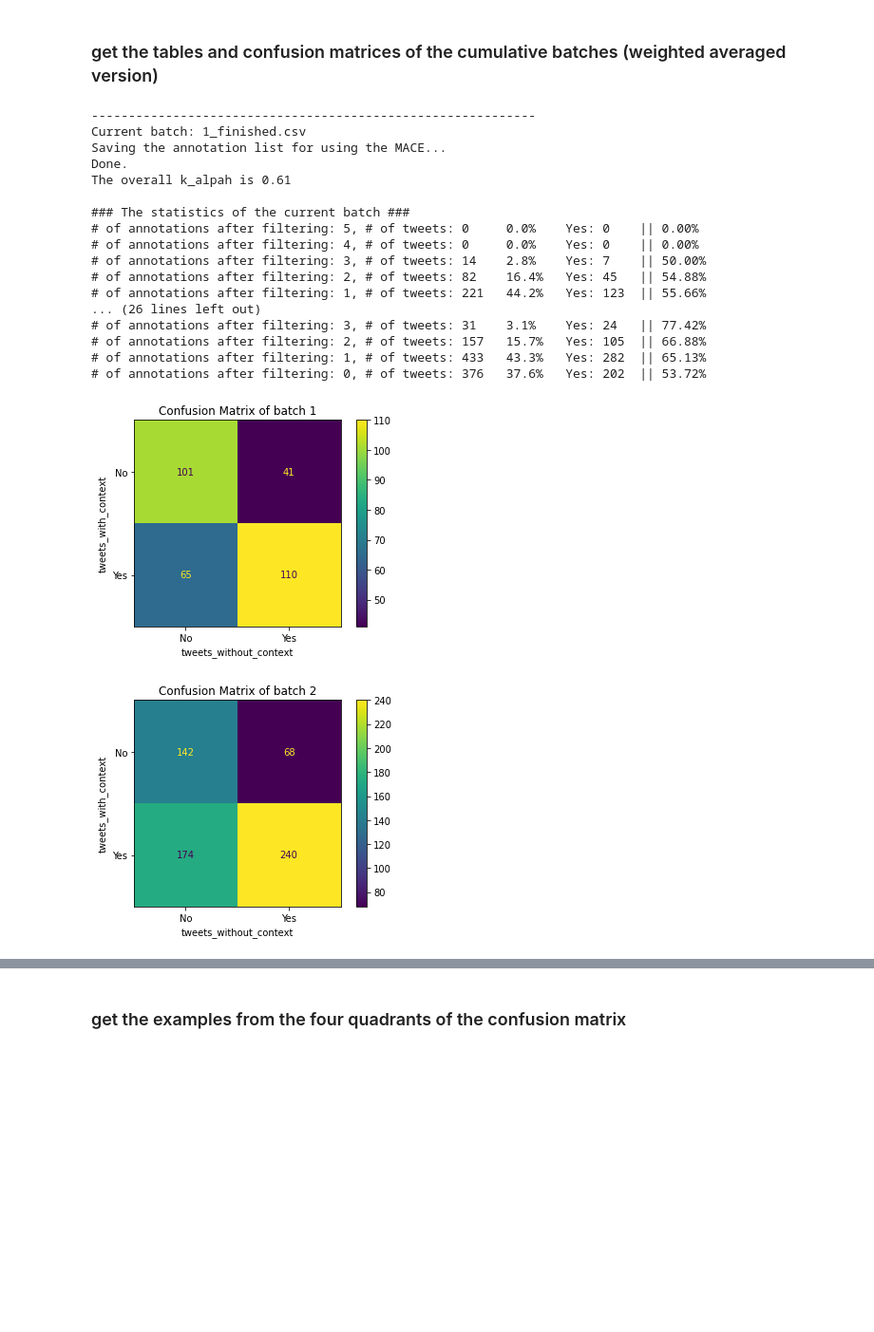
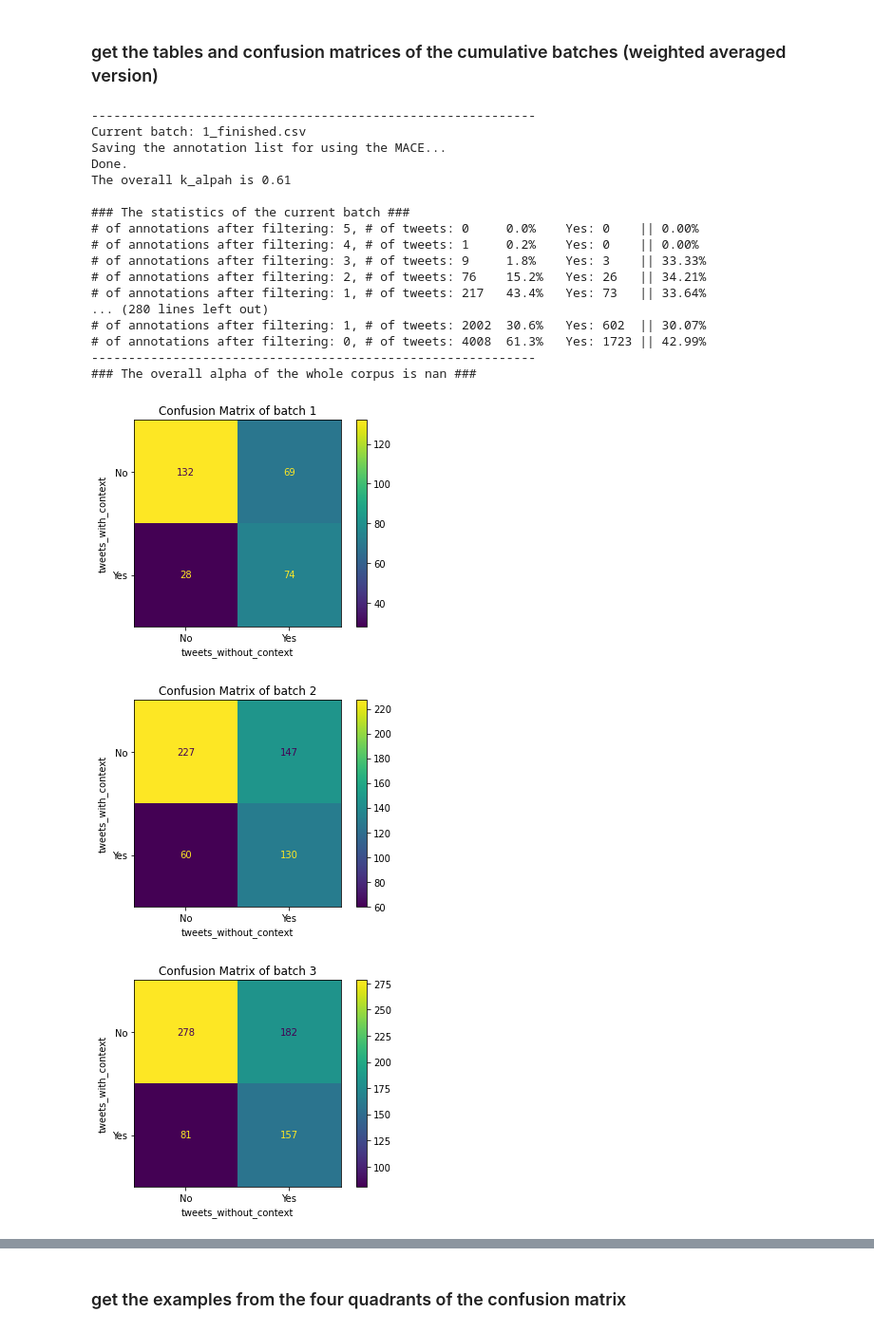
Before and after one commit to zhaomin1995/loc_tmp2, a Jupyter notebook: temp.ipynb, the cells around one changed output, grey strips where cells are left out. Shown at 95% size. Cells and saved outputs as stored; diff of their text form; code cells hidden in the pictures; blank space fills up the shorter version.

```diff
--- a/temp.ipynb
+++ b/temp.ipynb
@@ -564,10 +564,11 @@ from annotation_helper import *
 from collections import Counter
 
 num_batches = 14
+conf_threshold = 4.0
 
 # combine batches (also replace labels)
 batch_folder = 'batches'
-cumul_batch_filename = f'cumul{num_batches}_batch.csv'
+cumul_batch_filename = f'cumul_batches.csv'
 batch_filenames = [x for x in os.listdir(batch_folder) if x.endswith('finished.csv') and int(x.split("_")[0]) <= num_batches]
 instances = []
 with open(cumul_batch_filename, 'w') as bigcsvfile:
@@ -577,7 +578,7 @@ with open(cumul_batch_filename, 'w') as bigcsvfile:
             reader = csv.DictReader(smallcsvfile)
             for row in reader:
                 # replace 'Yes' with 'No' if confidence level is <= 3.0
-                if int(row['Answer.Q2']) <= 3.0:
+                if int(row['Answer.Q2']) <= conf_threshold:
                     row['Answer.Q1'] = 'No'
                 instances.append(row)
     column_names = list(instances[0].keys())
@@ -619,6 +620,12 @@ max_num_instance = len([x[0] for x in annotation_list])
 print("-" * 60)
 print("The Krippendorf's Alpha threshold is {}".format(k_threshold))
 workers_removed = []
+# remove worker if he/she does not finish enough tasks
+# min_instances = 20
+# annotation_on_worker = read_annotation_of_worker(annotation_csv)
+# for workerid, annots in annotation_on_worker.items():
+#     if len(annots) < min_instances:
+#         workers_removed.append(workerid)
 for index, score_annotator in enumerate(competence_annotators):
     rank = index + 1
     score, annotator = score_annotator[0], score_annotator[1]
@@ -629,7 +636,7 @@ for index, score_annotator in enumerate(competence_annotators):
 
     # if calculated alpha is lower than the threshold, then continue to remove the annotators
     if k_alpha <= k_threshold:
-#         print(f"Current k_alpha: {k_alpha}")
+        print(f"Current k_alpha: {k_alpha}")
         workers_removed.append(annotator)
     else:
         print("The overall k_alpah is {:.2f}".format(k_alpha))
@@ -763,11 +775,13 @@ defaultdict(list,
 # %%
 import os
 import csv
+import numpy as np
 from annotation_helper import *
 from collections import Counter
 from sklearn.metrics import confusion_matrix, ConfusionMatrixDisplay
 
-num_batches = 2
+num_batches = 14
+conf_threshold = 4.0
 
 # use the big csv file to filter annotations using MACE
 loc_tmp_dir = '/home/zhaomin/Documents/github/loc_tmp2'
@@ -800,7 +814,6 @@ for batch_filename in batch_filenames:
     batch_filepath = os.path.join(batch_folder, batch_filename)
     new_annot_csv_filename = f'check.csv'
     new_annot_csv_filepath = os.path.join(batch_folder, new_annot_csv_filename)
-    conf_threshold = 3.0
     instances = []
     with open(batch_filepath, 'r') as csvfile:
         reader = csv.DictReader(csvfile)
@@ -927,41 +940,72 @@ for batch_filename in batch_filenames:
         num_annotators = len([x for x in instances_context.keys() if x.startswith("Answer.Q1_")])
         if num_annotators == 0:
             continue
         instance_nocontext = annot_nocontext[instance_id]
         label_nocontext = instance_nocontext['adjudicated_label']
         if label_nocontext == 'Other':
             label_nocontext = 'No'
 
         # always set label for tweets with context as Yes
         label_context = instances_context['adjudicated_label']
 
         labels_nocontext.append(label_nocontext)
         labels_context.append(label_context)
 
     cm = confusion_matrix(labels_context, labels_nocontext)
     disp = ConfusionMatrixDisplay(confusion_matrix=cm, display_labels=["No", "Yes"])
     batch_ordinal = batch_filename.split("_")[0]
     fig = disp.plot()
     fig.ax_.set(xlabel="tweets_without_context")
     fig.ax_.set(ylabel="tweets_with_context")
     fig.ax_.set_title(f"Confusion Matrix of batch {batch_ordinal}")
+
+    # calculate the alpha for the whole corpus
+    if batch_ordinal == '14':
+        all_annotations = defaultdict(dict)
+        annotators = set()
+        for instance_id, annots in annot_context.items():
+            for key in annots.keys():
+                if key.startswith("Answer.Q1"):
+                    workerid = key.split("_")[-1]
+                    annotators.add(workerid)
+                    answer_q1 = annots[f"Answer.Q1_{workerid}"]
+                    answer_q2 = annots[f"Answer.Q2_{workerid}"]
+                    all_annotations[instance_id].update({workerid: [answer_q1, answer_q2]})
+
+        annots_list = []
+        for hitid, annotation in all_annotations.items():
+            temp_list = []
+            for annotator in annotators:
+
+                # only deal with the Q1
+                if annotator not in all_annotations.keys():
+                    temp_list.append("")
+                else:
+                    temp_list.append(annotation[annotator][0])
+            if len(temp_list) != 0:
+                annots_list.append(temp_list)
+
+        all_alpha = calculate_krippendorff(annots_list)
+        print('-' * 60)
+        print(f"### The overall alpha of the whole corpus is {all_alpha} ###")
 # %% [output]
 ------------------------------------------------------------
 Current batch: 1_finished.csv
 Saving the annotation list for using the MACE...
 Done.
 The overall k_alpah is 0.61
 
 ### The statistics of the current batch ###
 # of annotations after filtering: 5, # of tweets: 0     0.0%    Yes: 0    || 0.00%
-# of annotations after filtering: 4, # of tweets: 0     0.0%    Yes: 0    || 0.00%
-# of annotations after filtering: 3, # of tweets: 14    2.8%    Yes: 7    || 50.00%
-# of annotations after filtering: 2, # of tweets: 82    16.4%   Yes: 45   || 54.88%
-# of annotations after filtering: 1, # of tweets: 221   44.2%   Yes: 123  || 55.66%
-... (26 lines left out)
-# of annotations after filtering: 3, # of tweets: 31    3.1%    Yes: 24   || 77.42%
-# of annotations after filtering: 2, # of tweets: 157   15.7%   Yes: 105  || 66.88%
-# of annotations after filtering: 1, # of tweets: 433   43.3%   Yes: 282  || 65.13%
-# of annotations after filtering: 0, # of tweets: 376   37.6%   Yes: 202  || 53.72%
+# of annotations after filtering: 4, # of tweets: 1     0.2%    Yes: 0    || 0.00%
+# of annotations after filtering: 3, # of tweets: 9     1.8%    Yes: 3    || 33.33%
+# of annotations after filtering: 2, # of tweets: 76    15.2%   Yes: 26   || 34.21%
+# of annotations after filtering: 1, # of tweets: 217   43.4%   Yes: 73   || 33.64%
+... (280 lines left out)
+# of annotations after filtering: 1, # of tweets: 2002  30.6%   Yes: 602  || 30.07%
+# of annotations after filtering: 0, # of tweets: 4008  61.3%   Yes: 1723 || 42.99%
+------------------------------------------------------------
+### The overall alpha of the whole corpus is nan ###
-[figure, old version]
+[figure, new version]
-[figure, old version]
+[figure, new version]
+[figure, added]
```
Also changed, not shown: parts of 9 cells of this notebook.
